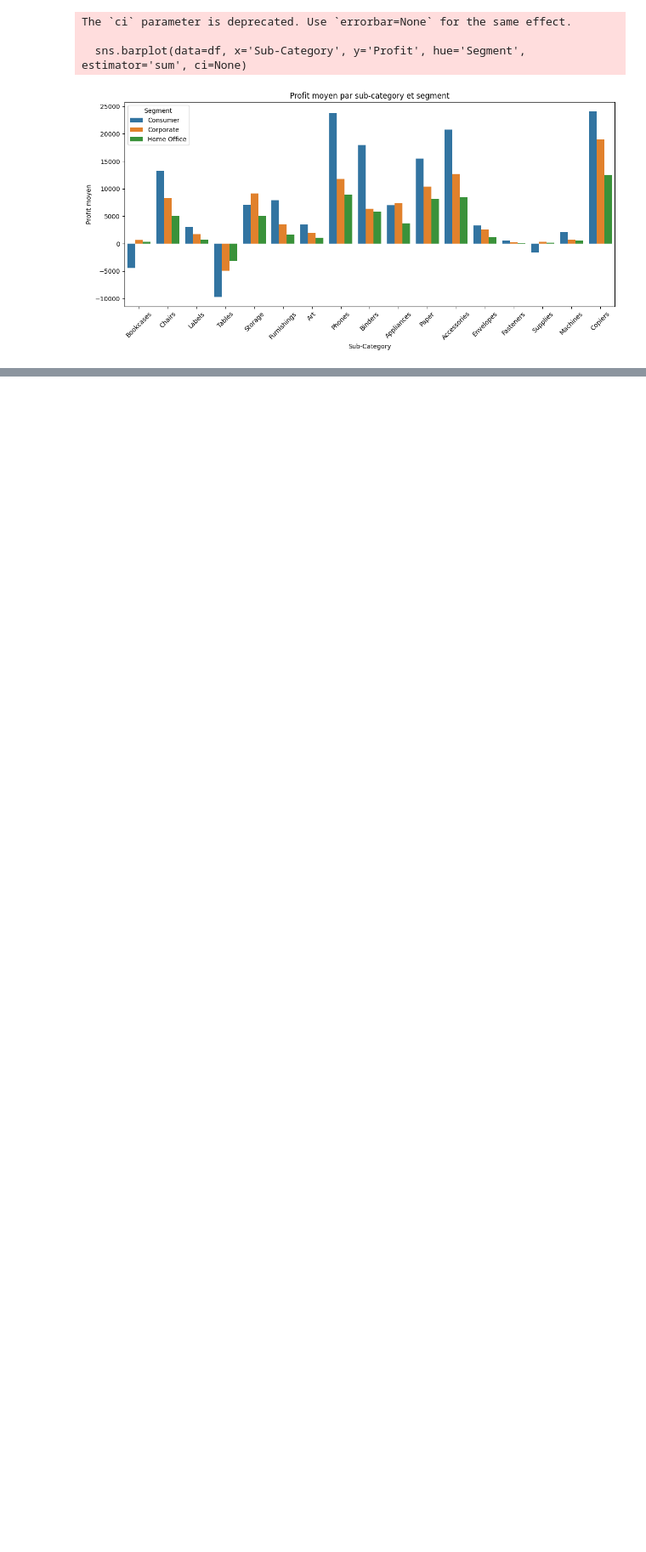
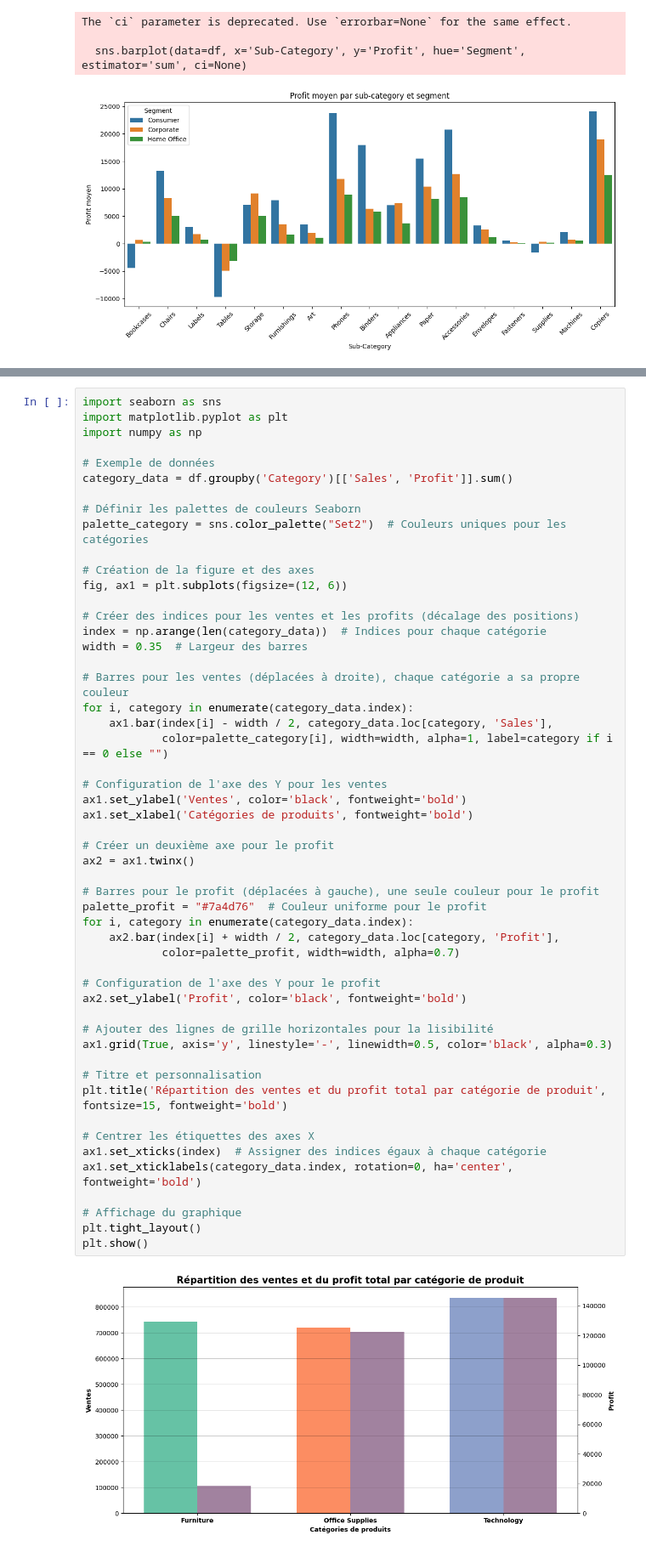
Before and after one commit to SylvainVassr/Data-Analyst-Warmup-Project, a Jupyter notebook: Projet3/Projet3.ipynb, the cells around one changed output, grey strips where cells are left out. Shown at 85% size. Cells and saved outputs as stored; diff of their text form; blank space fills up the shorter version.

```diff
--- a/Projet3/Projet3.ipynb
+++ b/Projet3/Projet3.ipynb
@@ -425,0 +449,54 @@ The `ci` parameter is deprecated. Use `errorbar=None` for the same effect.
+# %%
+import seaborn as sns
+import matplotlib.pyplot as plt
+import numpy as np
+
+# Exemple de données
+category_data = df.groupby('Category')[['Sales', 'Profit']].sum()
+
+# Définir les palettes de couleurs Seaborn
+palette_category = sns.color_palette("Set2")  # Couleurs uniques pour les catégories
+
+# Création de la figure et des axes
+fig, ax1 = plt.subplots(figsize=(12, 6))
+
+# Créer des indices pour les ventes et les profits (décalage des positions)
+index = np.arange(len(category_data))  # Indices pour chaque catégorie
+width = 0.35  # Largeur des barres
+
+# Barres pour les ventes (déplacées à droite), chaque catégorie a sa propre couleur
+for i, category in enumerate(category_data.index):
+    ax1.bar(index[i] - width / 2, category_data.loc[category, 'Sales'],
+            color=palette_category[i], width=width, alpha=1, label=category if i == 0 else "")
+
+# Configuration de l'axe des Y pour les ventes
+ax1.set_ylabel('Ventes', color='black', fontweight='bold')
+ax1.set_xlabel('Catégories de produits', fontweight='bold')
+
+# Créer un deuxième axe pour le profit
+ax2 = ax1.twinx()
+
+# Barres pour le profit (déplacées à gauche), une seule couleur pour le profit
+palette_profit = "#7a4d76"  # Couleur uniforme pour le profit
+for i, category in enumerate(category_data.index):
+    ax2.bar(index[i] + width / 2, category_data.loc[category, 'Profit'],
+            color=palette_profit, width=width, alpha=0.7)
+
+# Configuration de l'axe des Y pour le profit
+ax2.set_ylabel('Profit', color='black', fontweight='bold')
+
+# Ajouter des lignes de grille horizontales pour la lisibilité
+ax1.grid(True, axis='y', linestyle='-', linewidth=0.5, color='black', alpha=0.3)
+
+# Titre et personnalisation
+plt.title('Répartition des ventes et du profit total par catégorie de produit', fontsize=15, fontweight='bold')
+
+# Centrer les étiquettes des axes X
+ax1.set_xticks(index)  # Assigner des indices égaux à chaque catégorie
+ax1.set_xticklabels(category_data.index, rotation=0, ha='center', fontweight='bold')
+
+# Affichage du graphique
+plt.tight_layout()
+plt.show()
+# %% [output]
+[figure, added]
```
Also changed, not shown: parts of 6 cells of this notebook, 2 other files.
